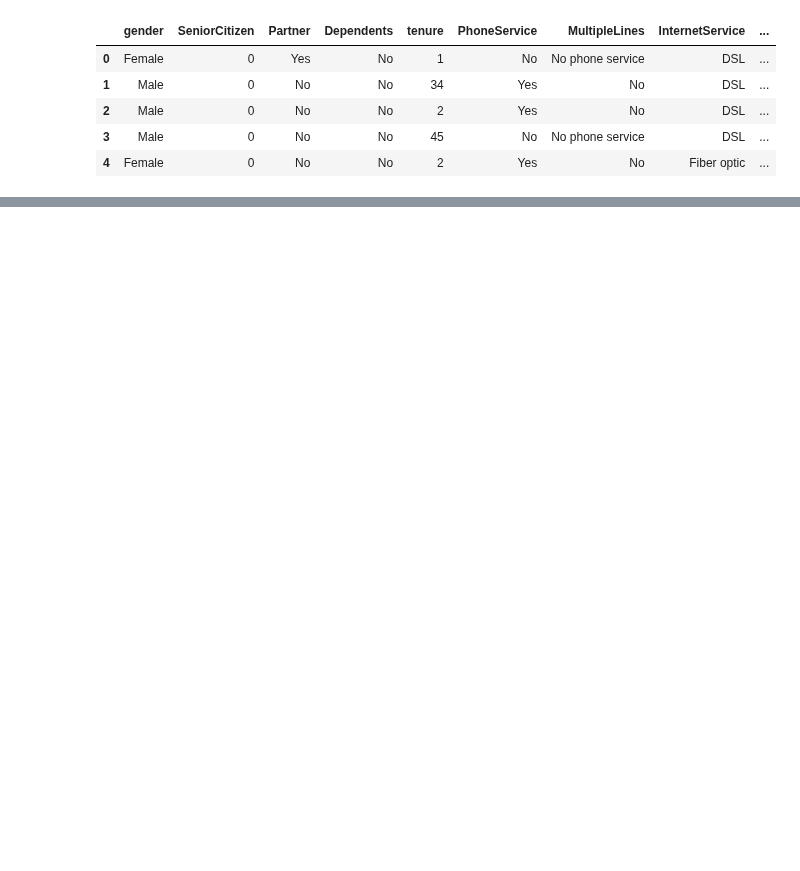
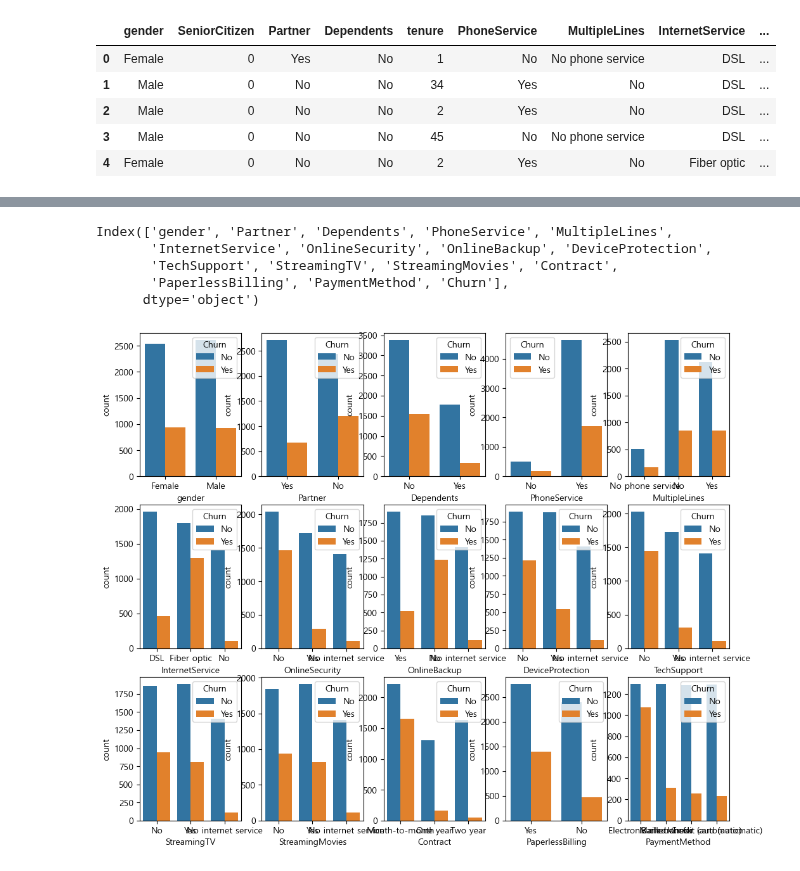
Before and after one commit to pia222sk20/python, a Jupyter notebook: pandas-data-analysis/part7/7.4_review2_knn.ipynb, the cells around one changed output, grey strips where cells are left out. Saved outputs shown, nothing was run; the diff lists cells and outputs as text; code cells hidden in the pictures; blank space fills up the shorter version.

```diff
--- a/pandas-data-analysis/part7/7.4_review2_knn.ipynb
+++ b/pandas-data-analysis/part7/7.4_review2_knn.ipynb
@@ -349,0 +341,23 @@ sns.histplot(data=df, x='Contract', hue='Churn',multiple='fill',bins=20)
+# %%
+import matplotlib.pyplot as plt
+import seaborn as sns
+import numpy as np
+url = 'https://raw.githubusercontent.com/IBM/telco-customer-churn-on-icp4d/master/data/Telco-Customer-Churn.csv'
+# 데이터 읽기
+import pandas as pd
+df = pd.read_csv(url)
+df['TotalCharges'] = pd.to_numeric(df.TotalCharges,errors='coerce')
+df = df.dropna()
+df = df.drop(columns=['customerID'])
+non_numeric_cols = df.describe(include=['object']).columns
+print(non_numeric_cols)
+fig,ax = plt.subplots(3,5,figsize=(12,10))
+for idx,colname in enumerate(non_numeric_cols[:-1]):
+    sns.countplot(data=df, x=colname, hue='Churn',ax=ax[idx//5, idx%5])
+# %% [output]
+Index(['gender', 'Partner', 'Dependents', 'PhoneService', 'MultipleLines',
+       'InternetService', 'OnlineSecurity', 'OnlineBackup', 'DeviceProtection',
+       'TechSupport', 'StreamingTV', 'StreamingMovies', 'Contract',
+       'PaperlessBilling', 'PaymentMethod', 'Churn'],
+      dtype='object')
+[figure, added]
```
Also changed, not shown: parts of 12 cells of this notebook.
